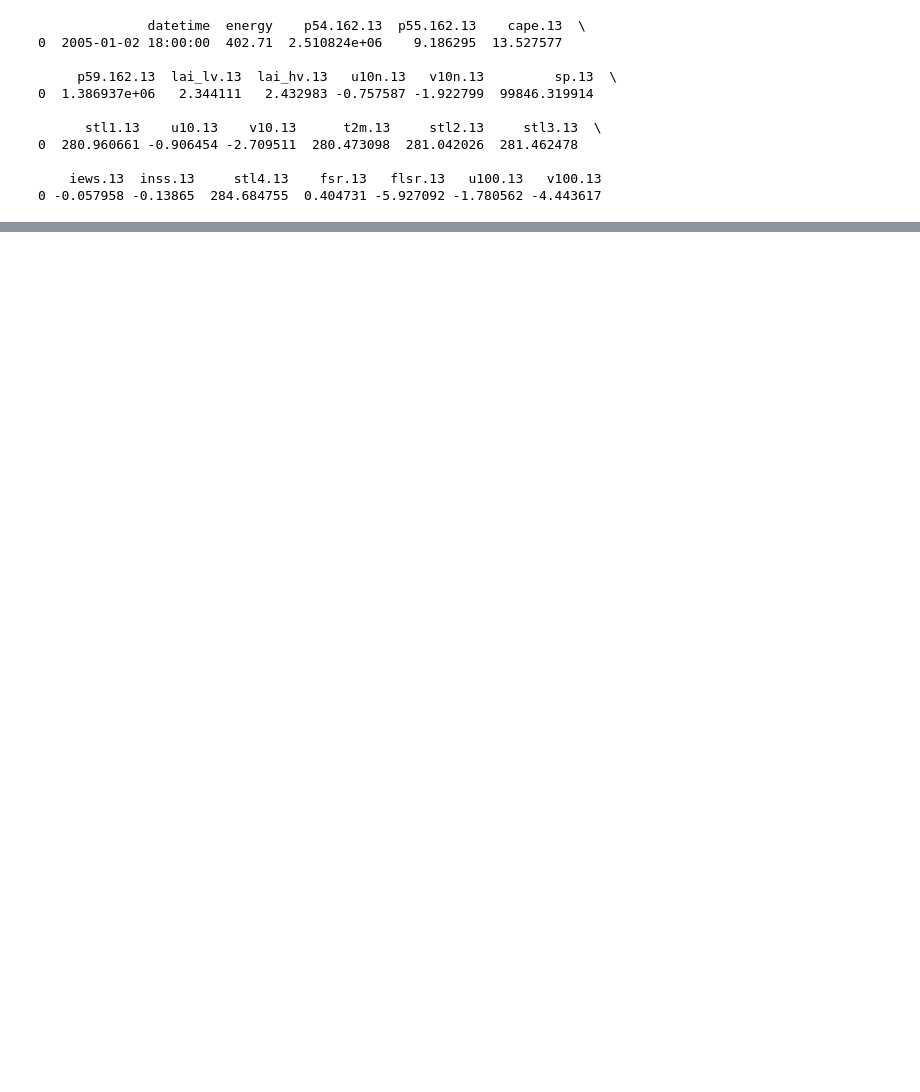
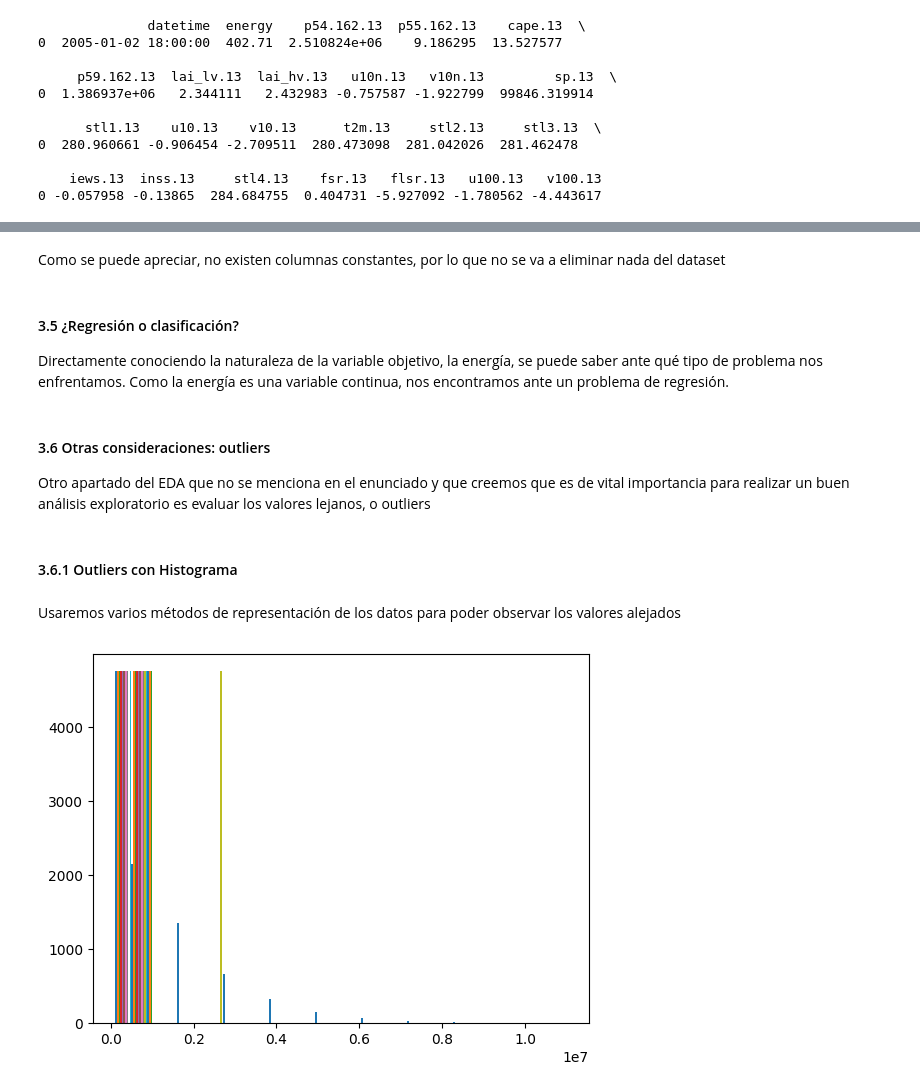
Before and after one commit to MiguelMHR/PrediccionEnergiaEolica, a Jupyter notebook: EDA_analisis.ipynb, the cells around one changed output, grey strips where cells are left out. Drawn from its saved outputs; the diff is of its cells as text; code cells hidden in the pictures; blank space fills up the shorter version.

```diff
--- a/EDA_analisis.ipynb
+++ b/EDA_analisis.ipynb
@@ -120,0 +181,20 @@ Nombre de las columnas:
+# %% [markdown]
+Como se puede apreciar, no existen columnas constantes, por lo que no se va a eliminar nada del dataset
+# %% [markdown]
+#### 3.5 ¿Regresión o clasificación?
+Directamente conociendo la naturaleza de la variable objetivo, la energía, se puede saber ante qué tipo de problema nos enfrentamos. Como la energía es una variable continua, nos encontramos ante un problema de regresión.
+# %% [markdown]
+#### 3.6 Otras consideraciones: outliers
+Otro apartado del EDA que no se menciona en el enunciado y que creemos que es de vital importancia para realizar un buen análisis exploratorio es evaluar los valores lejanos, o outliers
+# %% [markdown]
+#### 3.6.1 Outliers con Histograma
+# %% [markdown]
+Usaremos varios métodos de representación de los datos para poder observar los valores alejados
+# %%
+
+# Quitamos 'datetime' al no ser una columna numérica
+columna_excluida = 'datetime'
+plt.hist(wind_ava[wind_ava.columns.difference([columna_excluida])])
+plt.show()
+# %% [output]
+[figure, added]
```
Also changed, not shown: parts of 22 cells of this notebook, 1 other file.
